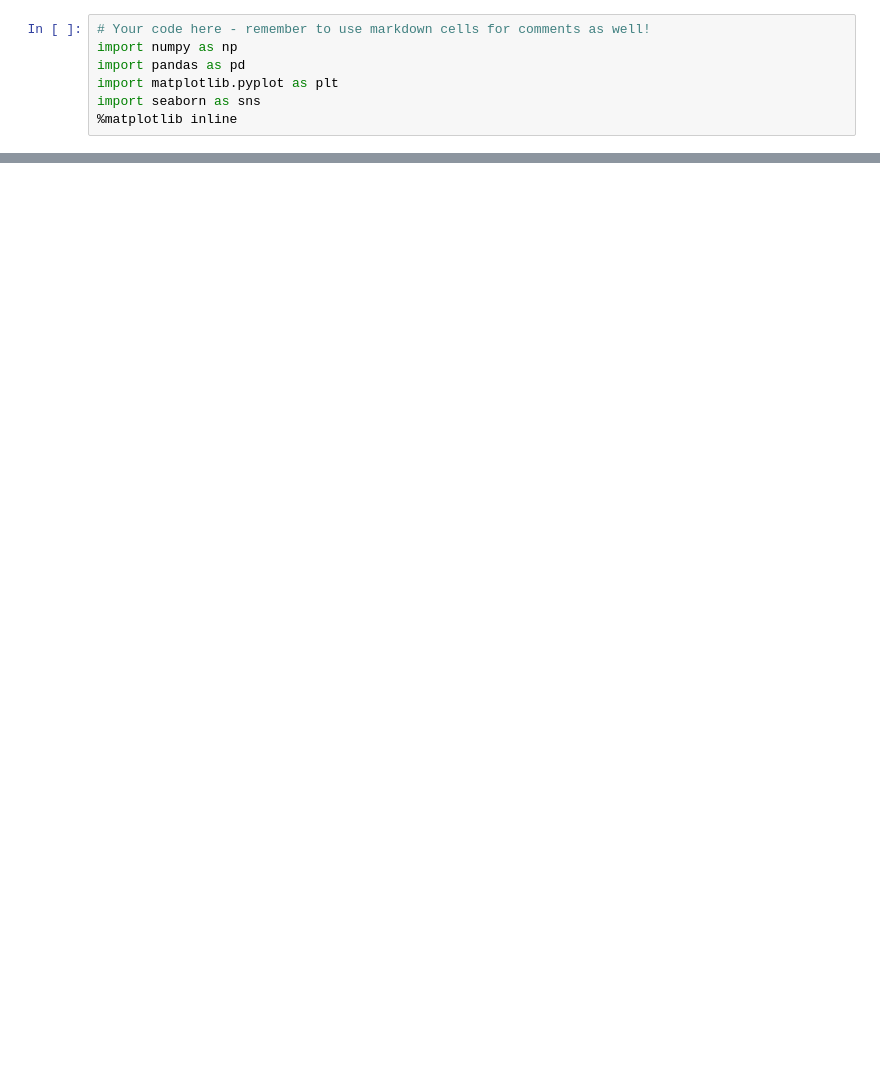
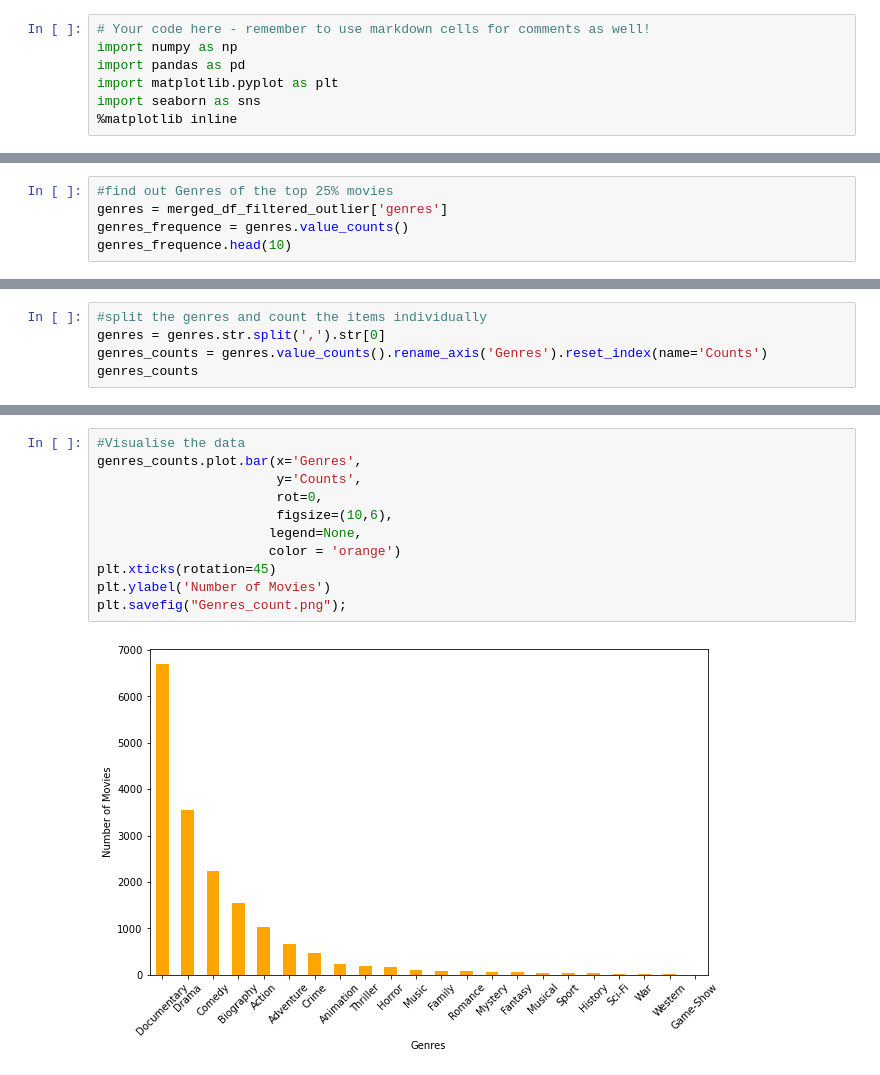
Before and after one commit to Rayeyoo1/dsc-phase-1-project, a Jupyter notebook: student.ipynb, the cells around one changed output, grey strips where cells are left out. Saved outputs shown, nothing was run; the diff lists cells and outputs as text; blank space fills up the shorter version.

```diff
--- a/student.ipynb
+++ b/student.ipynb
@@ -123,0 +284,5 @@ df11.tail()
+# %%
+#find out Genres of the top 25% movies
+genres = merged_df_filtered_outlier['genres']
+genres_frequence = genres.value_counts()
+genres_frequence.head(10)
@@ -123,0 +309,5 @@ df11.tail()
+# %%
+#split the genres and count the items individually
+genres = genres.str.split(',').str[0]
+genres_counts = genres.value_counts().rename_axis('Genres').reset_index(name='Counts')
+genres_counts
@@ -123,0 +332,13 @@ df11.tail()
+# %%
+#Visualise the data
+genres_counts.plot.bar(x='Genres',
+                       y='Counts',
+                       rot=0,
+                       figsize=(10,6),
+                      legend=None,
+                      color = 'orange')
+plt.xticks(rotation=45)
+plt.ylabel('Number of Movies')
+plt.savefig("Genres_count.png");
+# %% [output]
+[figure, added]
```
Also changed, not shown: parts of 68 cells of this notebook, 9 other files.
